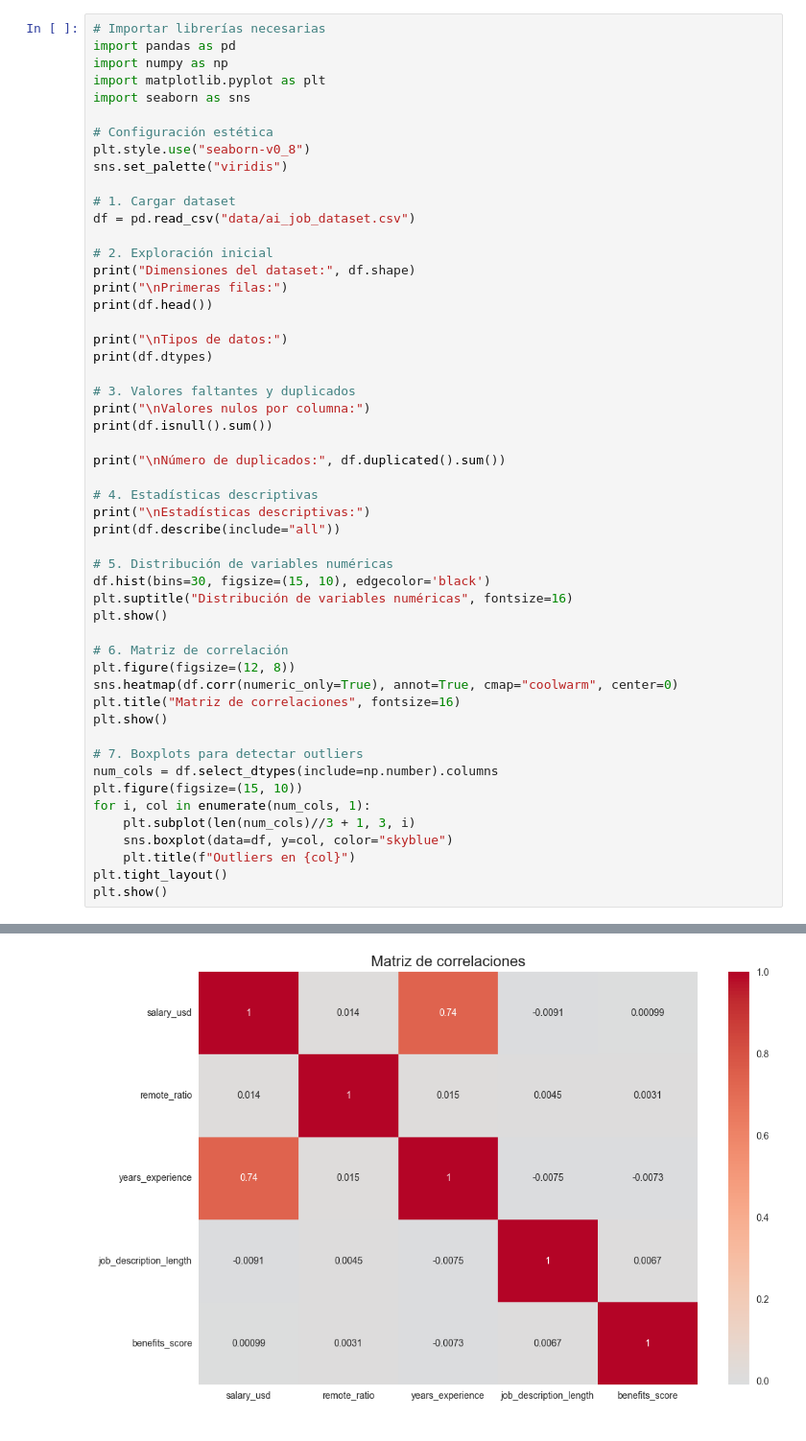
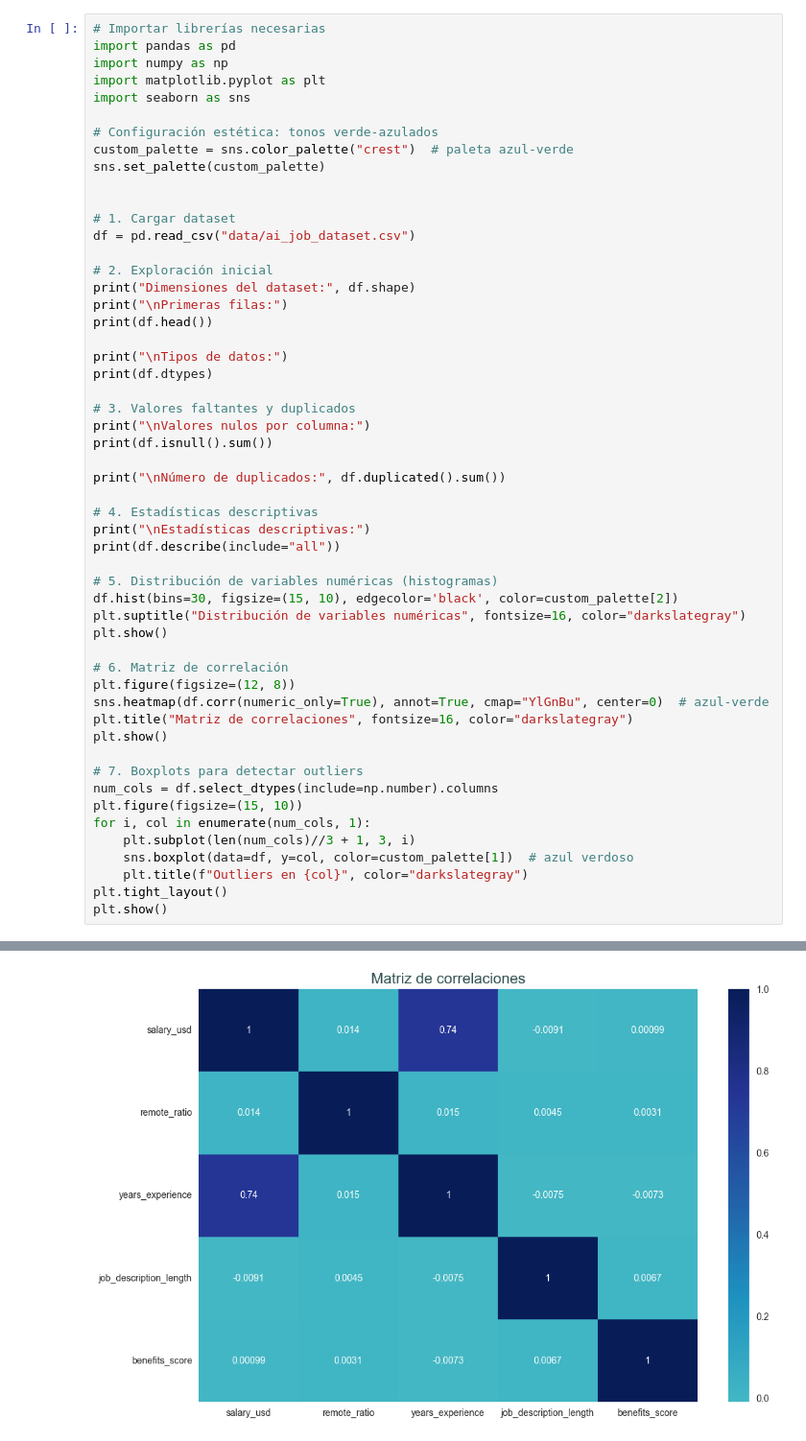
Before and after one commit to NoeliaGCalligaro/job, a Jupyter notebook: ai_job.ipynb, the cells around one changed output, grey strips where cells are left out. Shown at 96% size. Saved outputs shown, nothing was run; the diff lists cells and outputs as text.

```diff
--- a/ai_job.ipynb
+++ b/ai_job.ipynb
@@ -5,9 +5,10 @@ import numpy as np
 import matplotlib.pyplot as plt
 import seaborn as sns
 
-# Configuración estética
-plt.style.use("seaborn-v0_8")
-sns.set_palette("viridis")
+# Configuración estética: tonos verde-azulados
+custom_palette = sns.color_palette("crest")  # paleta azul-verde
+sns.set_palette(custom_palette)
+
 
 # 1. Cargar dataset
 df = pd.read_csv("data/ai_job_dataset.csv")
@@ -30,15 +31,15 @@ print("\nNúmero de duplicados:", df.duplicated().sum())
 print("\nEstadísticas descriptivas:")
 print(df.describe(include="all"))
 
-# 5. Distribución de variables numéricas
-df.hist(bins=30, figsize=(15, 10), edgecolor='black')
-plt.suptitle("Distribución de variables numéricas", fontsize=16)
+# 5. Distribución de variables numéricas (histogramas)
+df.hist(bins=30, figsize=(15, 10), edgecolor='black', color=custom_palette[2])
+plt.suptitle("Distribución de variables numéricas", fontsize=16, color="darkslategray")
 plt.show()
 
 # 6. Matriz de correlación
 plt.figure(figsize=(12, 8))
-sns.heatmap(df.corr(numeric_only=True), annot=True, cmap="coolwarm", center=0)
-plt.title("Matriz de correlaciones", fontsize=16)
+sns.heatmap(df.corr(numeric_only=True), annot=True, cmap="YlGnBu", center=0)  # azul-verde
+plt.title("Matriz de correlaciones", fontsize=16, color="darkslategray")
 plt.show()
 
 # 7. Boxplots para detectar outliers
@@ -46,8 +47,8 @@ num_cols = df.select_dtypes(include=np.number).columns
 plt.figure(figsize=(15, 10))
 for i, col in enumerate(num_cols, 1):
     plt.subplot(len(num_cols)//3 + 1, 3, i)
-    sns.boxplot(data=df, y=col, color="skyblue")
-    plt.title(f"Outliers en {col}")
+    sns.boxplot(data=df, y=col, color=custom_palette[1])  # azul verdoso
+    plt.title(f"Outliers en {col}", color="darkslategray")
 plt.tight_layout()
 plt.show()
 # %% [output]
@@ -72 +73 @@ max              NaN
-[figure, old version]
+[figure, new version]
```
Also changed, not shown: parts of 4 cells of this notebook.
